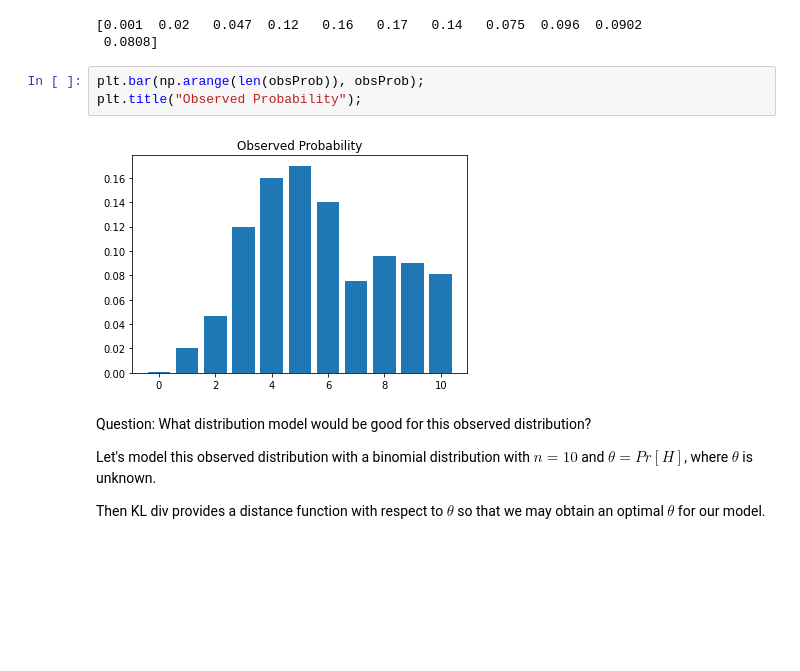
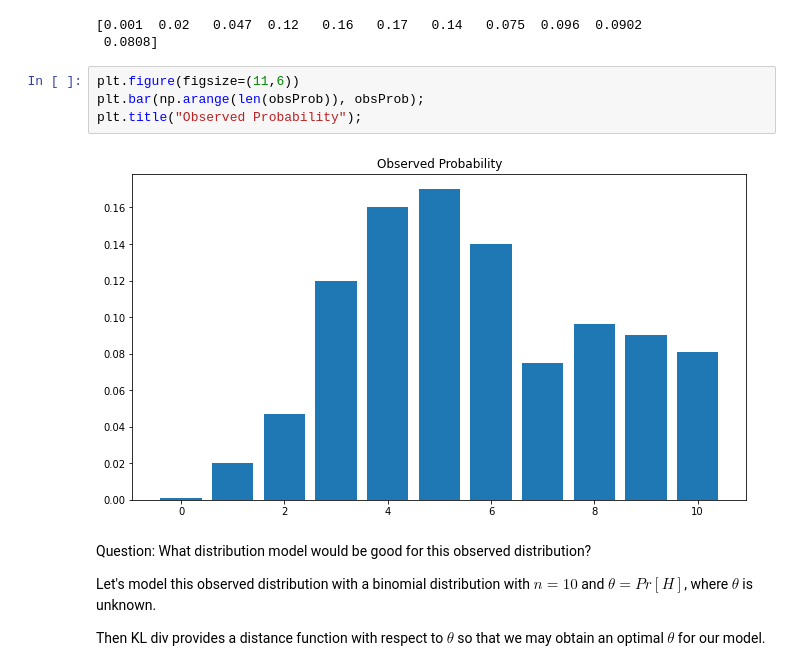
Before and after one commit to yongduek/lectures, a Jupyter notebook: studies/kldiv_cross_entropy.ipynb, the cells around one changed output. Saved outputs shown, nothing was run; the diff lists cells and outputs as text; blank space fills up the shorter version.

```diff
--- a/studies/kldiv_cross_entropy.ipynb
+++ b/studies/kldiv_cross_entropy.ipynb
@@ -15,10 +17,11 @@ print(obsProb)
 [0.001  0.02   0.047  0.12   0.16   0.17   0.14   0.075  0.096  0.0902
  0.0808]
 # %%
+plt.figure(figsize=(11,6))
 plt.bar(np.arange(len(obsProb)), obsProb);
 plt.title("Observed Probability");
 # %% [output]
-[figure, old version]
+[figure, new version]
 # %% [markdown]
 Question: What distribution model would be good for this observed distribution?
 
```
Also changed, not shown: parts of 10 cells of this notebook.
